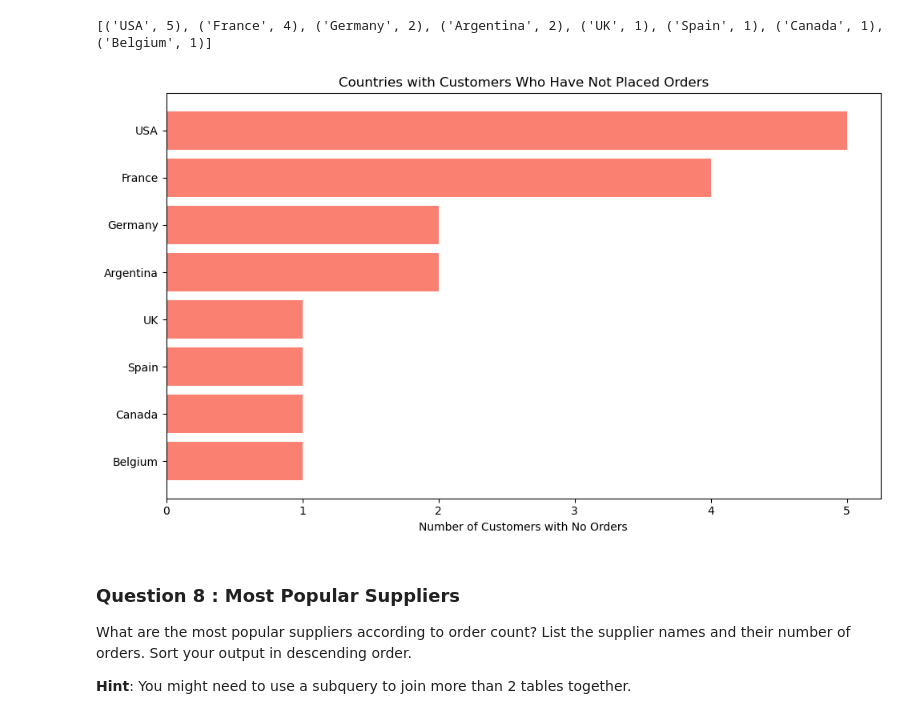
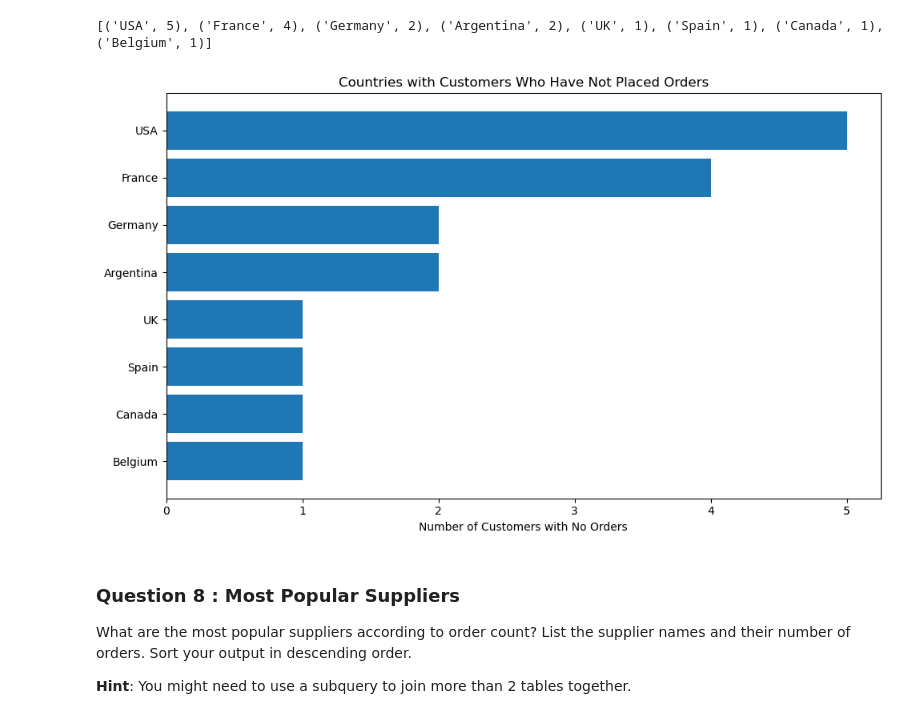
Before and after one commit to trebmal-fitt/SQL-Ad-Hoc-Analysis, a Jupyter notebook: adhoc_report.ipynb, the cells around one changed output. Cells and saved outputs as stored; diff of their text form; code cells hidden in the pictures.

```diff
--- a/adhoc_report.ipynb
+++ b/adhoc_report.ipynb
@@ -298,21 +295,22 @@ print(no_order_tuples)
 # %%
 # TODO: Convert your list of tuples to a dataframe
 df_no_order = pd.DataFrame(no_order_tuples, columns=["Country", "NoOrderCustomerCount"])
 
 
 # TODO: Generate a visualization on this dataframe
-# Optional: limit to top results
+
+# Take only the top 10 results
 top_no_order = df_no_order.head(10)
 
 plt.figure(figsize=(10, 6))
-plt.barh(top_no_order['Country'], top_no_order['NoOrderCustomerCount'], color='salmon')
+plt.barh(top_no_order['Country'], top_no_order['NoOrderCustomerCount'])
 plt.xlabel('Number of Customers with No Orders')
 plt.title('Countries with Customers Who Have Not Placed Orders')
 plt.gca().invert_yaxis()
 plt.tight_layout()
 plt.show()
 # %% [output]
-[figure, old version]
+[figure, new version]
 # %% [markdown]
 ### Question 8 : Most Popular Suppliers
 
```
Also changed, not shown: parts of 6 cells of this notebook.
